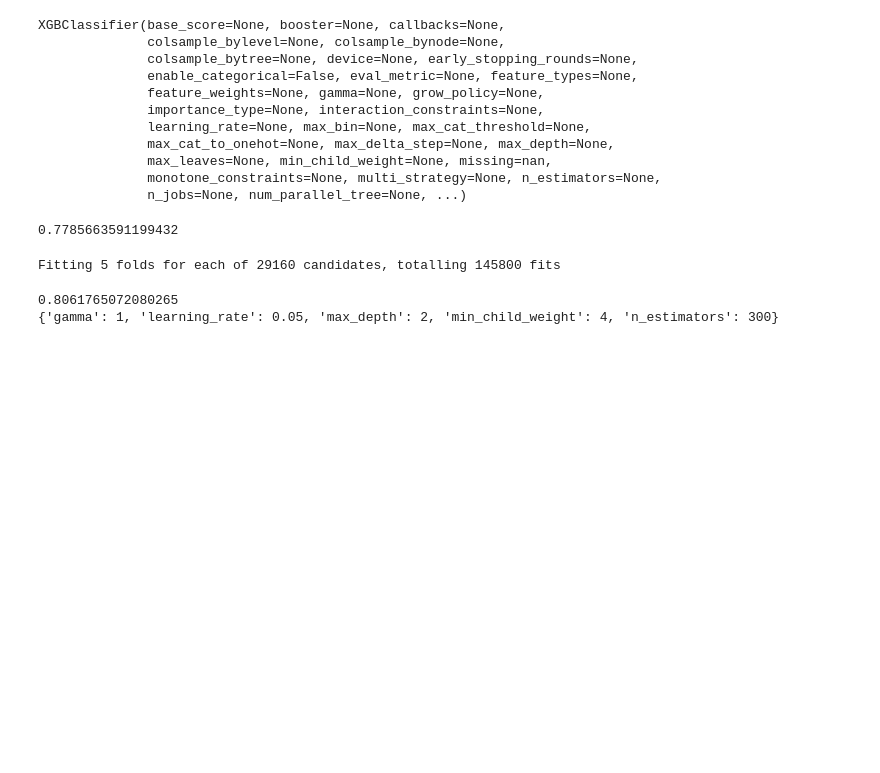
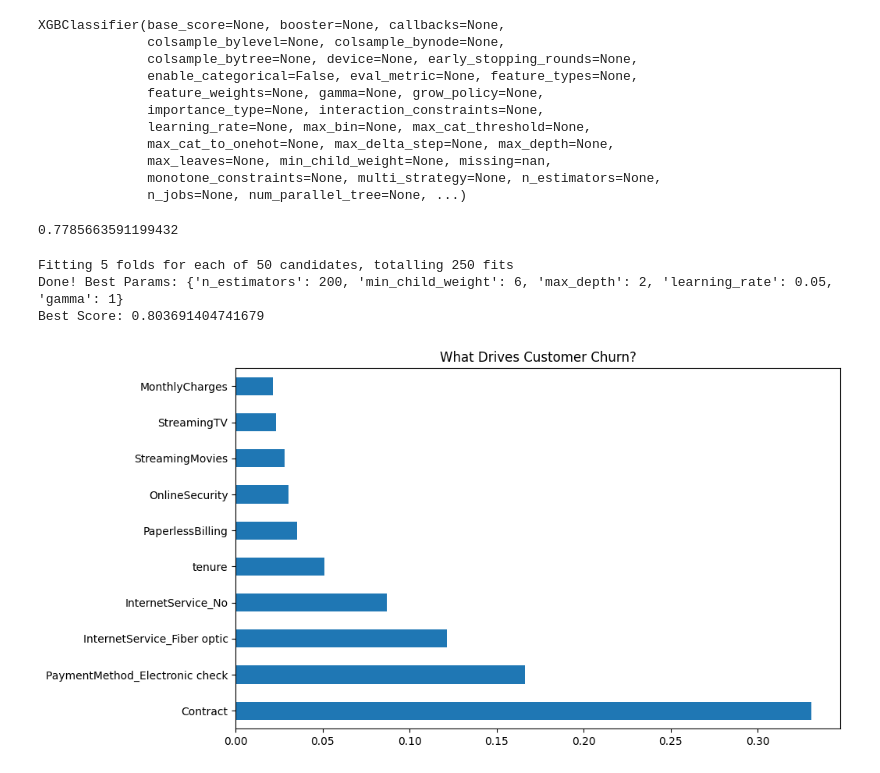
Before and after one commit to AbdulWasayTabba/ML-Journey, a Jupyter notebook: MachineLearning/XgBoostPrac.ipynb, the cells around one changed output. Cells and saved outputs as stored; diff of their text form; code cells hidden in the pictures; blank space fills up the shorter version.

Commit message:
xgboost hyperparameter tuning 81 accuracy.

```diff
--- a/MachineLearning/XgBoostPrac.ipynb
+++ b/MachineLearning/XgBoostPrac.ipynb
@@ -121,22 +121,51 @@ param_grid = {
               'min_child_weight':min_child_weight
 }
 # %%
-from sklearn.model_selection import GridSearchCV
-xg1 = XGBClassifier()
-xg2 = GridSearchCV(estimator = xg1,
-                       param_grid = param_grid,
-                       cv = 5,
-                       verbose=2,
-                       n_jobs = -1)
+from sklearn.model_selection import RandomizedSearchCV
+from xgboost import XGBClassifier
 
-xg2.fit(X_train,y_train)
-xg2.best_params_
-xg2.best_score_
+# 1. Enable your RTX 4050 (GPU) -> This makes it 50x faster
+xg = XGBClassifier(
+
+    tree_method='hist',
+    device='cuda'  # <--- Crucial!
+)
+
+# 2. Use RandomizedSearchCV
+# It finds the best parameters without checking every single one.
+search = RandomizedSearchCV(
+    xg,
+    param_grid,
+    n_iter=50,       # Only checks 50 smart combinations
+    cv=5,
+    scoring='accuracy',
+    n_jobs=4,
+    verbose=2,
+    random_state=42
+)
+
+search.fit(X_train, y_train)
+
+print("Done! Best Params:", search.best_params_)
+print("Best Score:", search.best_score_)
 # %% [output]
-Fitting 5 folds for each of 29160 candidates, totalling 145800 fits
+Fitting 5 folds for each of 50 candidates, totalling 250 fits
+Done! Best Params: {'n_estimators': 200, 'min_child_weight': 6, 'max_depth': 2, 'learning_rate': 0.05, 'gamma': 1}
+Best Score: 0.803691404741679
-# %%
-print(xg2.best_score_)
-print(xg2.best_params_)
-# %% [output]
-0.8061765072080265
-{'gamma': 1, 'learning_rate': 0.05, 'max_depth': 2, 'min_child_weight': 4, 'n_estimators': 300}
+# %%
+import matplotlib.pyplot as plt
+
+# 1. Get the best model
+best_model = search.best_estimator_
+
+# 2. Create a DataFrame connecting Feature Name -> Importance Score
+# (Make sure X_train is a DataFrame so we have column names)
+feat_importances = pd.Series(best_model.feature_importances_, index=X_train.columns)
+
+# 3. Plot the Top 10 most important features
+plt.figure(figsize=(10,6))
+feat_importances.nlargest(10).plot(kind='barh')
+plt.title("What Drives Customer Churn?")
+plt.show()
+# %% [output]
+[figure, added]
```
